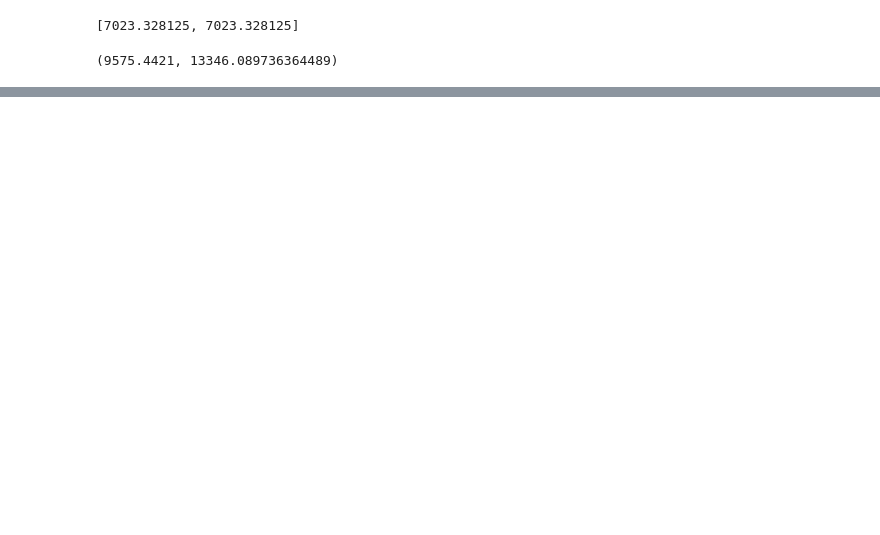
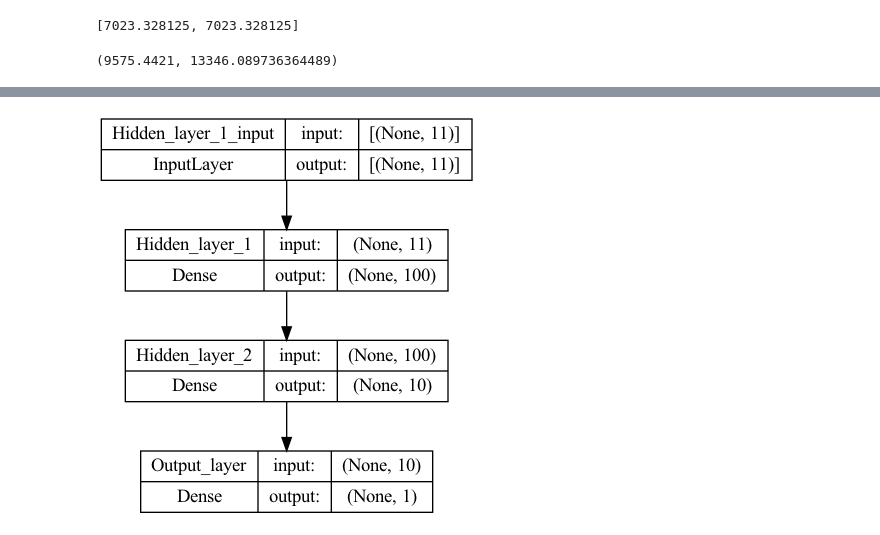
Before and after one commit to jjuniorc/tensorflow, a Jupyter notebook: 01_neural_network_regression_with_tensorflow.ipynb, the cells around one changed output, grey strips where cells are left out. Drawn from its saved outputs; the diff is of its cells as text; code cells hidden in the pictures; blank space fills up the shorter version.

```diff
--- a/01_neural_network_regression_with_tensorflow.ipynb
+++ b/01_neural_network_regression_with_tensorflow.ipynb
@@ -1069,0 +1076,18 @@ y_train.median(), y_train.mean()
+# %%
+# Set random seed
+tf.random.set_seed(42)
+
+# 1. Create the model
+insurance_model_2 = tf.keras.Sequential([
+    tf.keras.layers.Dense(100, name="Hidden_layer_1"),
+    tf.keras.layers.Dense(10, name="Hidden_layer_2"),
+    tf.keras.layers.Dense(1, name="Output_layer")
+], name="insurance_model_2")
+
+# Compile the model
+insurance_model_2.compile(loss=tf.keras.losses.mae,
+                        optimizer=tf.keras.optimizers.Adam(),
+                        metrics=["mae"])
+
+# Fit the model
+history_training_model_2 = insurance_model_2.fit(X_train, y_train, epochs=200, verbose=0)
@@ -1069,0 +1112,4 @@ y_train.median(), y_train.mean()
+# %%
+plot_model(model=insurance_model_2, show_shapes=True)
+# %% [output]
+[figure, added]
```
Also changed, not shown: parts of 8 cells of this notebook, 1 other file.
